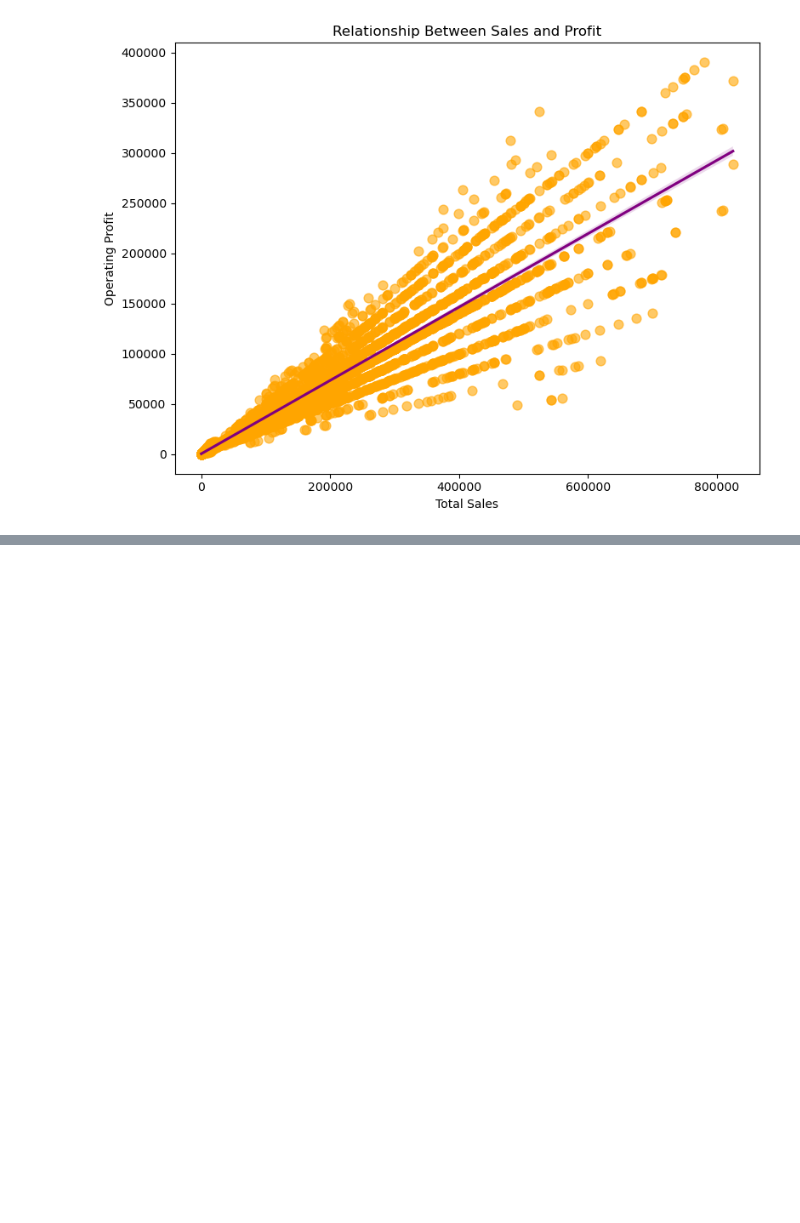
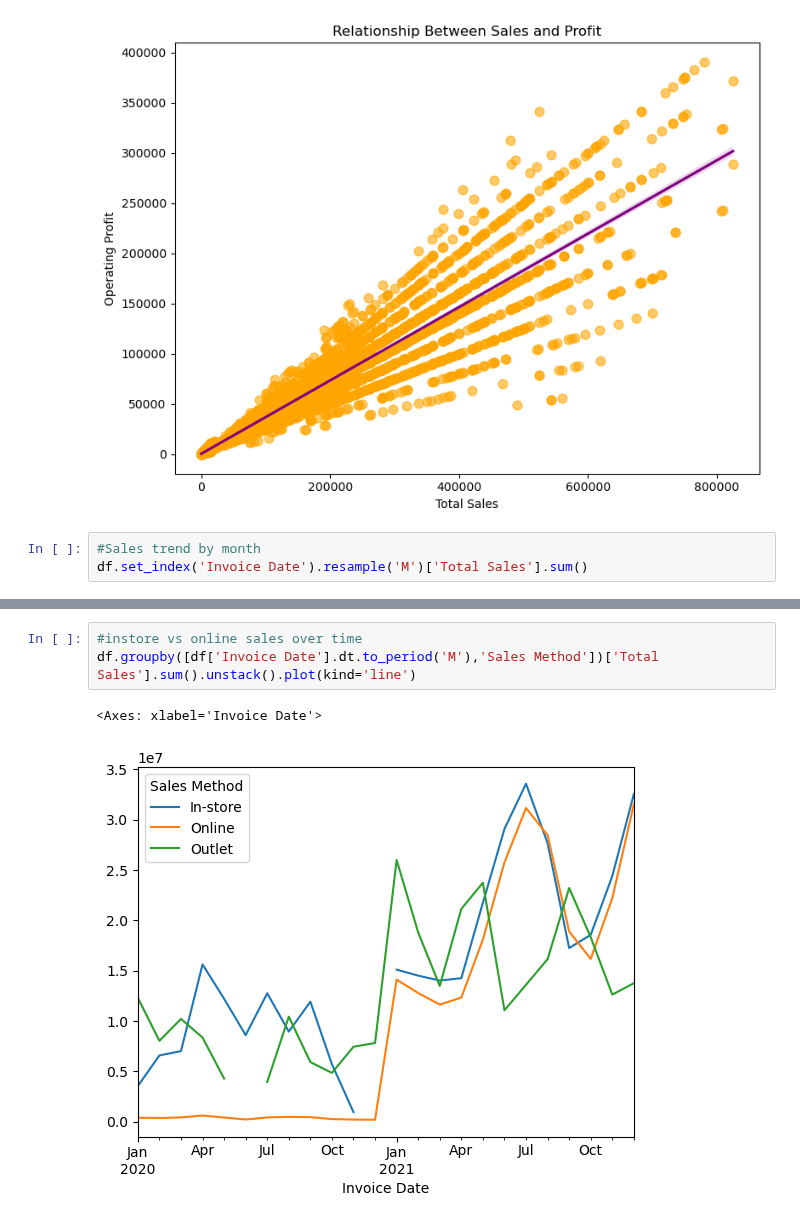
Before and after one commit to Lenmbugua/Analytics-Practice-Datasets, a Jupyter notebook: Adidas US sales Dataset.ipynb, the cells around one changed output, grey strips where cells are left out. Drawn from its saved outputs; the diff is of its cells as text; blank space fills up the shorter version.

Commit message:
Time Series Analysis

```diff
--- a/Adidas US sales Dataset.ipynb
+++ b/Adidas US sales Dataset.ipynb
@@ -245,3 +245,6 @@ plt.tight_layout()
 plt.show()
 # %% [output]
 [figure]
+# %%
+#Sales trend by month
+df.set_index('Invoice Date').resample('M')['Total Sales'].sum()
@@ -247,0 +282,6 @@ plt.show()
+# %%
+#instore vs online sales over time
+df.groupby([df['Invoice Date'].dt.to_period('M'),'Sales Method'])['Total Sales'].sum().unstack().plot(kind='line')
+# %% [output]
+<Axes: xlabel='Invoice Date'>
+[figure, added]
```
Also changed, not shown: parts of 6 cells of this notebook.
